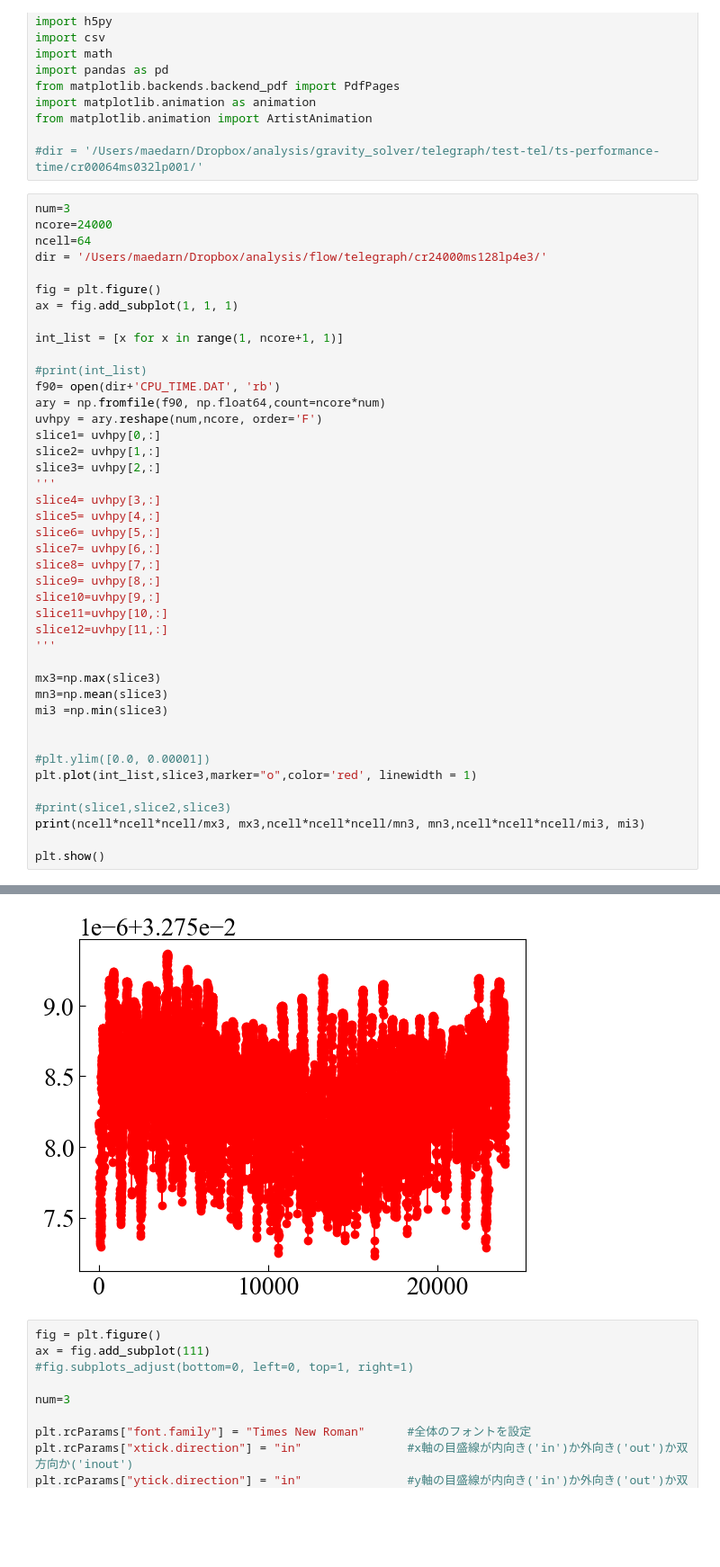
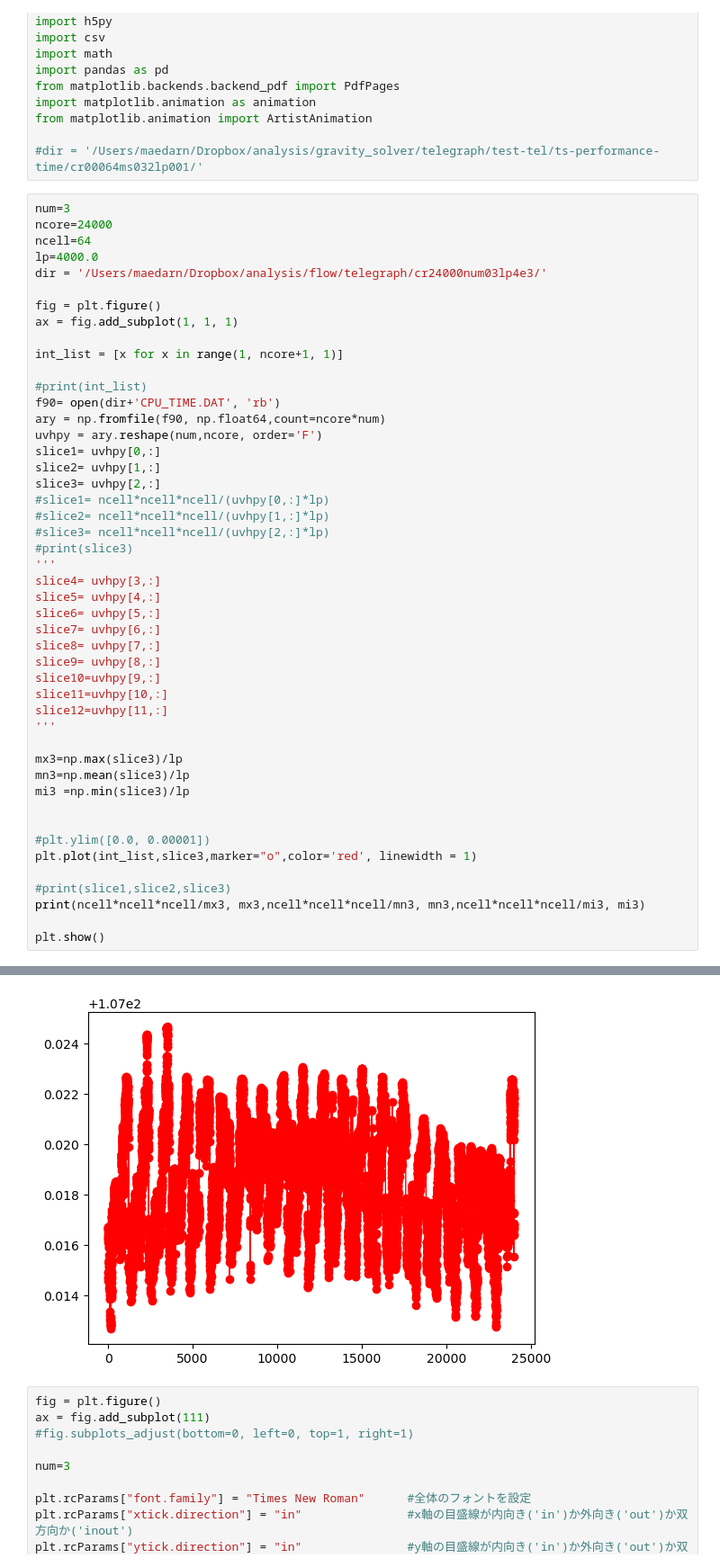
Before and after one commit to maedarn/code_tohoku, a Jupyter notebook: py/time-performance.ipynb, the cells around one changed output, grey strips where cells are left out. Shown at 90% size. Drawn from its saved outputs; the diff is of its cells as text; blank space fills up the shorter version.

```diff
--- a/py/time-performance.ipynb
+++ b/py/time-performance.ipynb
@@ -15,7 +15,8 @@ from matplotlib.animation import ArtistAnimation
 num=3
 ncore=24000
 ncell=64
-dir = '/Users/maedarn/Dropbox/analysis/flow/telegraph/cr24000ms128lp4e3/'
+lp=4000.0
+dir = '/Users/maedarn/Dropbox/analysis/flow/telegraph/cr24000num03lp4e3/'
 
 fig = plt.figure()
 ax = fig.add_subplot(1, 1, 1)
@@ -29,6 +30,10 @@ uvhpy = ary.reshape(num,ncore, order='F')
 slice1= uvhpy[0,:]
 slice2= uvhpy[1,:]
 slice3= uvhpy[2,:]
+#slice1= ncell*ncell*ncell/(uvhpy[0,:]*lp)
+#slice2= ncell*ncell*ncell/(uvhpy[1,:]*lp)
+#slice3= ncell*ncell*ncell/(uvhpy[2,:]*lp)
+#print(slice3)
 '''
 slice4= uvhpy[3,:]
 slice5= uvhpy[4,:]
@@ -41,9 +46,9 @@ slice11=uvhpy[10,:]
 slice12=uvhpy[11,:]
 '''
 
-mx3=np.max(slice3)
-mn3=np.mean(slice3)
-mi3 =np.min(slice3)
+mx3=np.max(slice3)/lp
+mn3=np.mean(slice3)/lp
+mi3 =np.min(slice3)/lp
 
 
 #plt.ylim([0.0, 0.00001])
@@ -58,4 +63,4 @@ plt.show()
-[figure, old version]
+[figure, new version]
 # %%
 fig = plt.figure()
 ax = fig.add_subplot(111)
```
Also changed, not shown: parts of 12 cells of this notebook, 5 other files.
